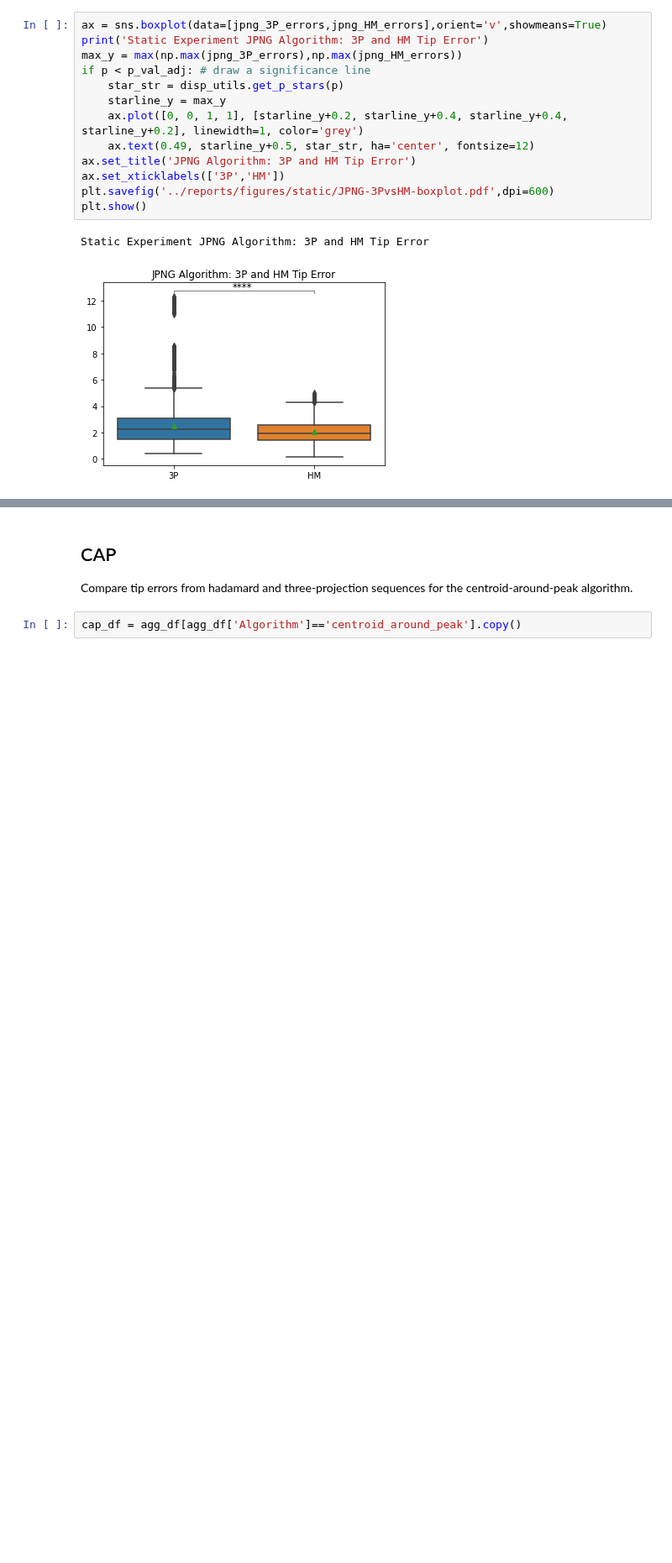
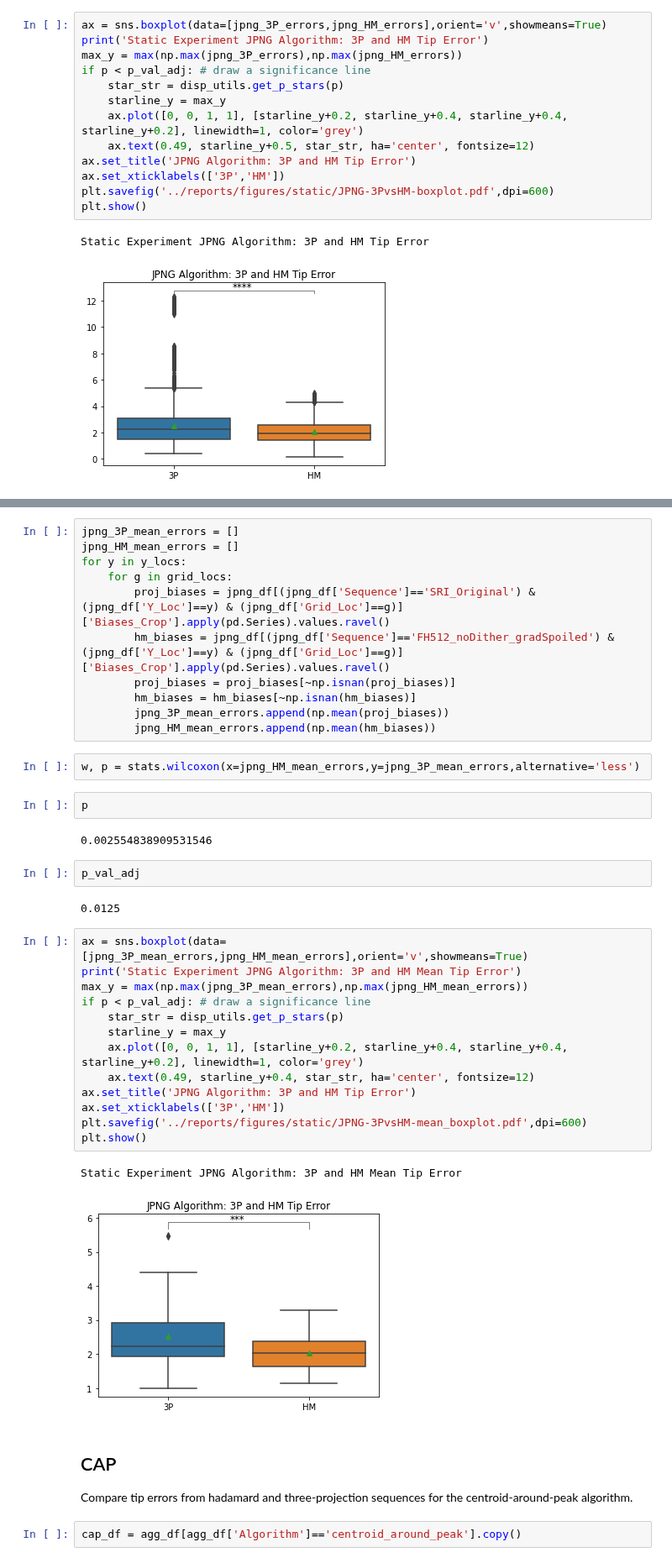
Before and after one commit to WrightGroupSRI/mr-tracking-analysis, a Jupyter notebook: Static_Tracking/static_tracking_heatmaps.ipynb, the cells around one changed output, grey strips where cells are left out. Shown at 84% size. Drawn from its saved outputs; the diff is of its cells as text; blank space fills up the shorter version.

```diff
--- a/Static_Tracking/static_tracking_heatmaps.ipynb
+++ b/Static_Tracking/static_tracking_heatmaps.ipynb
@@ -479,3 +586,40 @@ Static Experiment JPNG Algorithm: 3P and HM Tip Error
+# %%
+jpng_3P_mean_errors = []
+jpng_HM_mean_errors = []
+for y in y_locs:
+    for g in grid_locs:
+        proj_biases = jpng_df[(jpng_df['Sequence']=='SRI_Original') & (jpng_df['Y_Loc']==y) & (jpng_df['Grid_Loc']==g)]['Biases_Crop'].apply(pd.Series).values.ravel()
+        hm_biases = jpng_df[(jpng_df['Sequence']=='FH512_noDither_gradSpoiled') & (jpng_df['Y_Loc']==y) & (jpng_df['Grid_Loc']==g)]['Biases_Crop'].apply(pd.Series).values.ravel()
+        proj_biases = proj_biases[~np.isnan(proj_biases)]
+        hm_biases = hm_biases[~np.isnan(hm_biases)]
+        jpng_3P_mean_errors.append(np.mean(proj_biases))
+        jpng_HM_mean_errors.append(np.mean(hm_biases))
+# %%
+w, p = stats.wilcoxon(x=jpng_HM_mean_errors,y=jpng_3P_mean_errors,alternative='less')
+# %%
+p
+# %% [output]
+0.002554838909531546
+# %%
+p_val_adj
+# %% [output]
+0.0125
+# %%
+ax = sns.boxplot(data=[jpng_3P_mean_errors,jpng_HM_mean_errors],orient='v',showmeans=True)
+print('Static Experiment JPNG Algorithm: 3P and HM Mean Tip Error')
+max_y = max(np.max(jpng_3P_mean_errors),np.max(jpng_HM_mean_errors))
+if p < p_val_adj: # draw a significance line
+    star_str = disp_utils.get_p_stars(p)
+    starline_y = max_y
+    ax.plot([0, 0, 1, 1], [starline_y+0.2, starline_y+0.4, starline_y+0.4, starline_y+0.2], linewidth=1, color='grey')
+    ax.text(0.49, starline_y+0.4, star_str, ha='center', fontsize=12)
+ax.set_title('JPNG Algorithm: 3P and HM Tip Error')
+ax.set_xticklabels(['3P','HM'])
+plt.savefig('../reports/figures/static/JPNG-3PvsHM-mean_boxplot.pdf',dpi=600)
+plt.show()
+# %% [output]
+Static Experiment JPNG Algorithm: 3P and HM Mean Tip Error
+[figure, added]
 # %% [markdown]
 ## CAP
 Compare tip errors from hadamard and three-projection sequences for the centroid-around-peak algorithm.
```
Also changed, not shown: parts of 31 cells of this notebook, 1 other file.
